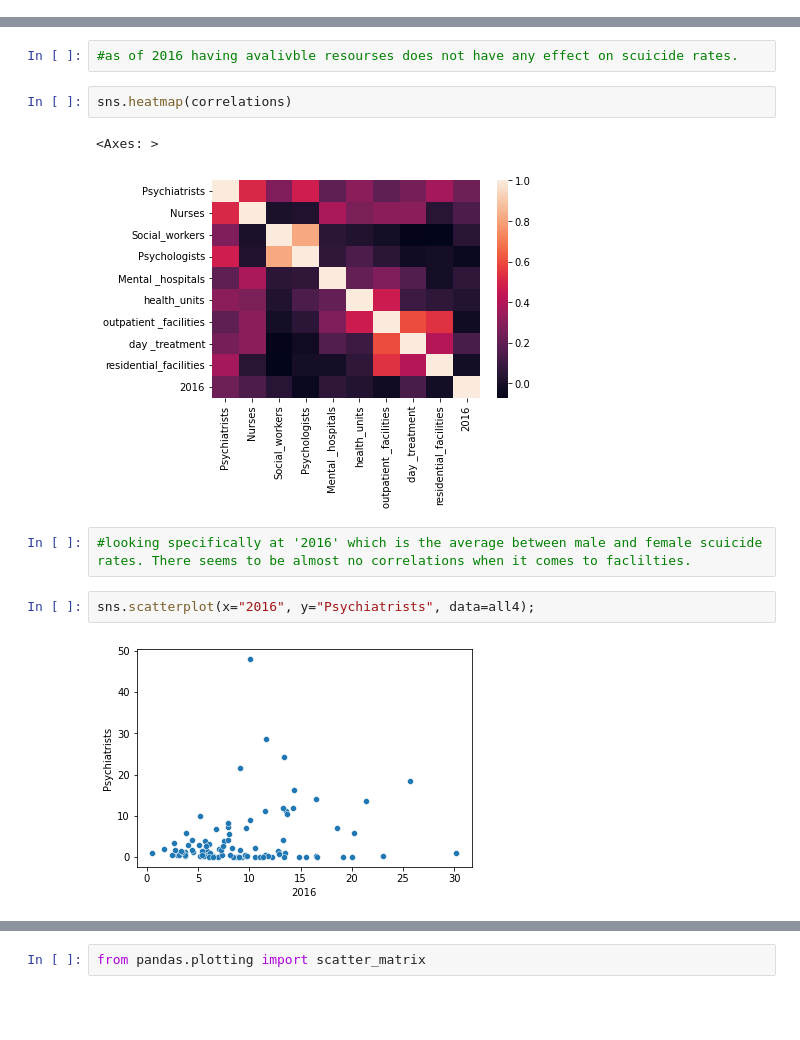
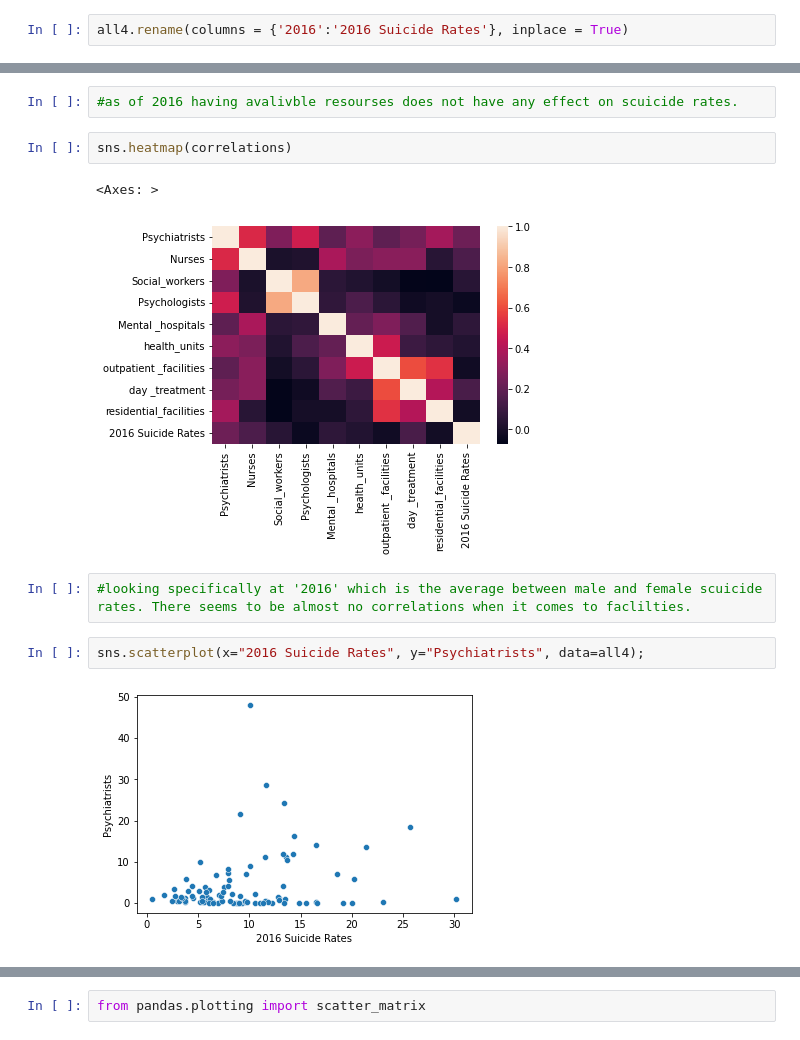
Before and after one commit to vcantrell1009/Final-Project, a Jupyter notebook: VC code/finalproject.ipynb, the cells around one changed output, grey strips where cells are left out. Cells and saved outputs as stored; diff of their text form; blank space fills up the shorter version.

Commit message:
to help with visuals

```diff
--- a/VC code/finalproject.ipynb
+++ b/VC code/finalproject.ipynb
@@ -522,6 +522,8 @@ all4.head()
 | 2 | 0.057 | 0.660 | 0.022 | 0.179 | 0.011 | NaN | ... |
 | 3 | 1.001 | 7.005 | 4.003 | NaN | 1.001 | NaN | ... |
 | 4 | 21.705 | NaN | NaN | 222.572 | 0.937 | 1.071 | ... |
+# %%
+all4.rename(columns = {'2016':'2016 Suicide Rates'}, inplace = True)
 # %%
 #removed countries and Sex since. We were looking at both sexes which is the median of all sexes. at this point country is irrelivant becuae we want to find out if a lack of resourses creates more scuicide rates
 # %%
@@ -572,11 +574,11 @@ all4.corr()
 sns.heatmap(correlations)
 # %% [output]
 <Axes: >
-[figure, old version]
+[figure, new version]
 # %%
 #looking specifically at '2016' which is the average between male and female scuicide rates. There seems to be almost no correlations when it comes to faclilties.
 # %%
-sns.scatterplot(x="2016", y="Psychiatrists", data=all4);
+sns.scatterplot(x="2016 Suicide Rates", y="Psychiatrists", data=all4);
 # %% [output]
-[figure, old version]
+[figure, new version]
 # %%
```
Also changed, not shown: parts of 67 cells of this notebook, 4 other files.
